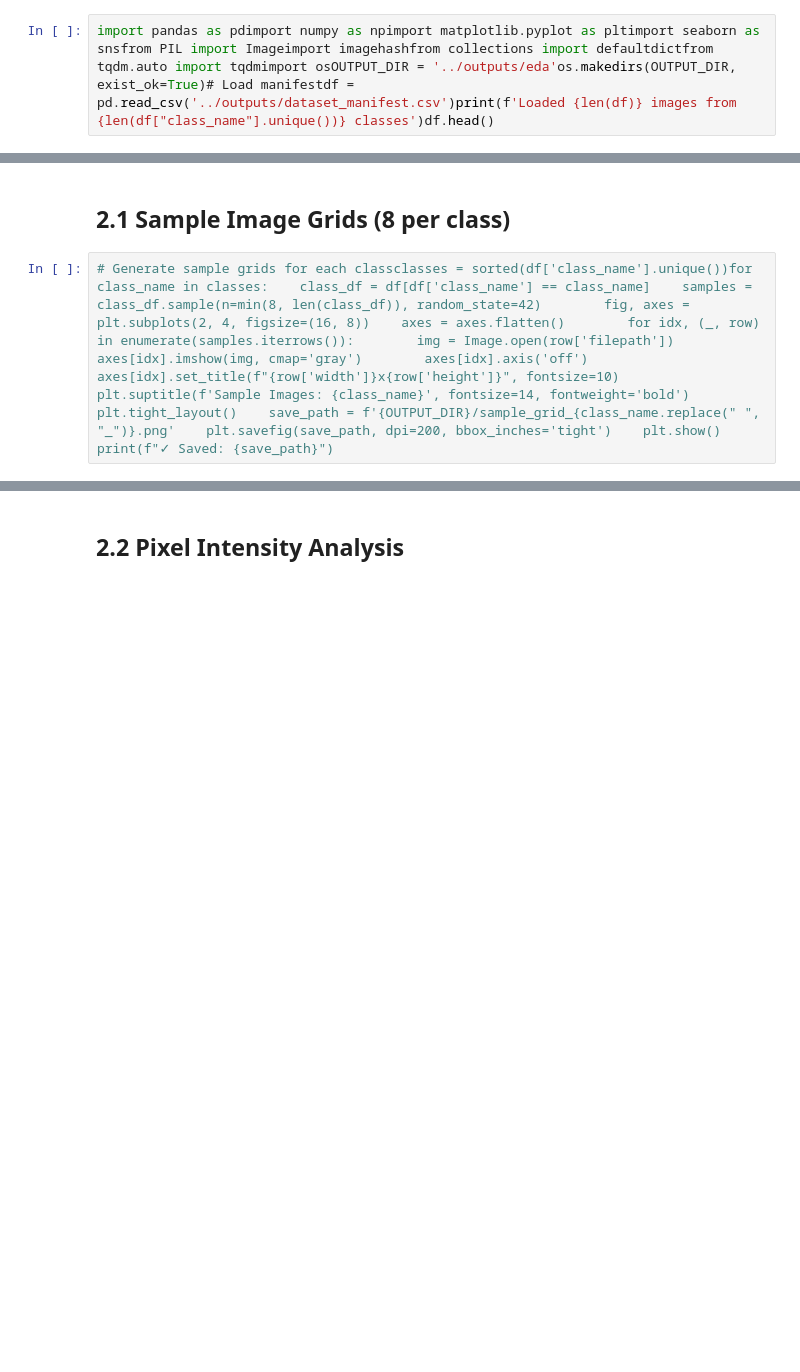
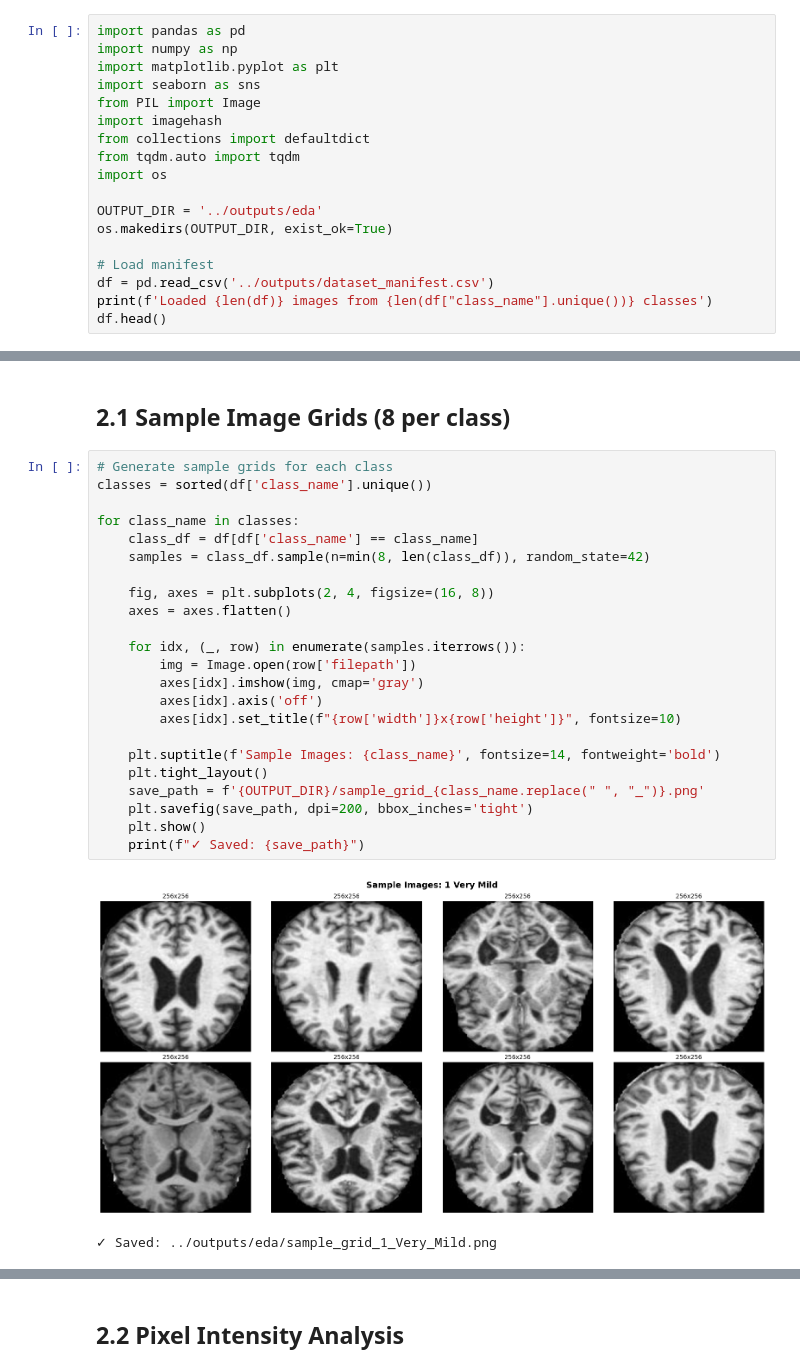
Before and after one commit to amitabh-7t/AD, a Jupyter notebook: notebooks/02_eda.ipynb, the cells around one changed output, grey strips where cells are left out. Saved outputs shown, nothing was run; the diff lists cells and outputs as text; blank space fills up the shorter version.

```diff
--- a/notebooks/02_eda.ipynb
+++ b/notebooks/02_eda.ipynb
@@ -3,2 +5,18 @@
 # %%
-import pandas as pdimport numpy as npimport matplotlib.pyplot as pltimport seaborn as snsfrom PIL import Imageimport imagehashfrom collections import defaultdictfrom tqdm.auto import tqdmimport osOUTPUT_DIR = '../outputs/eda'os.makedirs(OUTPUT_DIR, exist_ok=True)# Load manifestdf = pd.read_csv('../outputs/dataset_manifest.csv')print(f'Loaded {len(df)} images from {len(df["class_name"].unique())} classes')df.head()
+import pandas as pd
+import numpy as np
+import matplotlib.pyplot as plt
+import seaborn as sns
+from PIL import Image
+import imagehash
+from collections import defaultdict
+from tqdm.auto import tqdm
+import os
+
+OUTPUT_DIR = '../outputs/eda'
+os.makedirs(OUTPUT_DIR, exist_ok=True)
+
+# Load manifest
+df = pd.read_csv('../outputs/dataset_manifest.csv')
+print(f'Loaded {len(df)} images from {len(df["class_name"].unique())} classes')
+df.head()
@@ -5,4 +31,28 @@ import pandas as pdimport numpy as npimport matplotlib.pyplot as pltimport seabo
 # %% [markdown]
 ## 2.1 Sample Image Grids (8 per class)
 # %%
-# Generate sample grids for each classclasses = sorted(df['class_name'].unique())for class_name in classes:    class_df = df[df['class_name'] == class_name]    samples = class_df.sample(n=min(8, len(class_df)), random_state=42)        fig, axes = plt.subplots(2, 4, figsize=(16, 8))    axes = axes.flatten()        for idx, (_, row) in enumerate(samples.iterrows()):        img = Image.open(row['filepath'])        axes[idx].imshow(img, cmap='gray')        axes[idx].axis('off')        axes[idx].set_title(f"{row['width']}x{row['height']}", fontsize=10)        plt.suptitle(f'Sample Images: {class_name}', fontsize=14, fontweight='bold')    plt.tight_layout()    save_path = f'{OUTPUT_DIR}/sample_grid_{class_name.replace(" ", "_")}.png'    plt.savefig(save_path, dpi=200, bbox_inches='tight')    plt.show()    print(f"✓ Saved: {save_path}")
+# Generate sample grids for each class
+classes = sorted(df['class_name'].unique())
+
+for class_name in classes:
+    class_df = df[df['class_name'] == class_name]
+    samples = class_df.sample(n=min(8, len(class_df)), random_state=42)
+
+    fig, axes = plt.subplots(2, 4, figsize=(16, 8))
+    axes = axes.flatten()
+
+    for idx, (_, row) in enumerate(samples.iterrows()):
+        img = Image.open(row['filepath'])
+        axes[idx].imshow(img, cmap='gray')
+        axes[idx].axis('off')
+        axes[idx].set_title(f"{row['width']}x{row['height']}", fontsize=10)
+
+    plt.suptitle(f'Sample Images: {class_name}', fontsize=14, fontweight='bold')
+    plt.tight_layout()
+    save_path = f'{OUTPUT_DIR}/sample_grid_{class_name.replace(" ", "_")}.png'
+    plt.savefig(save_path, dpi=200, bbox_inches='tight')
+    plt.show()
+    print(f"✓ Saved: {save_path}")
+# %% [output]
+[figure, added]
+✓ Saved: ../outputs/eda/sample_grid_1_Very_Mild.png
```
Also changed, not shown: parts of 6 cells of this notebook, 3 other files.
